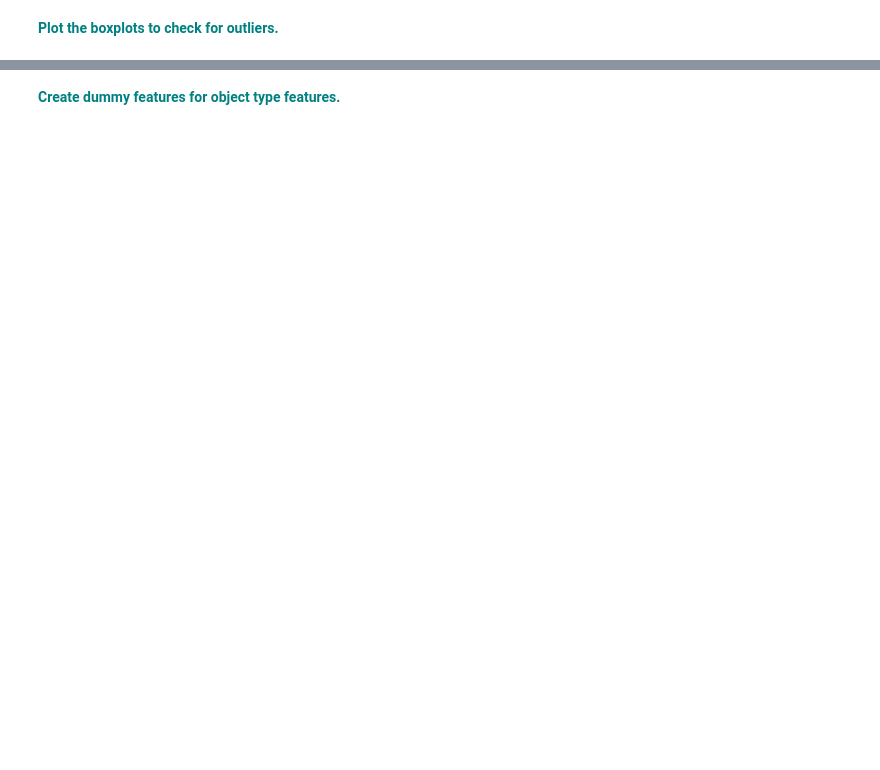
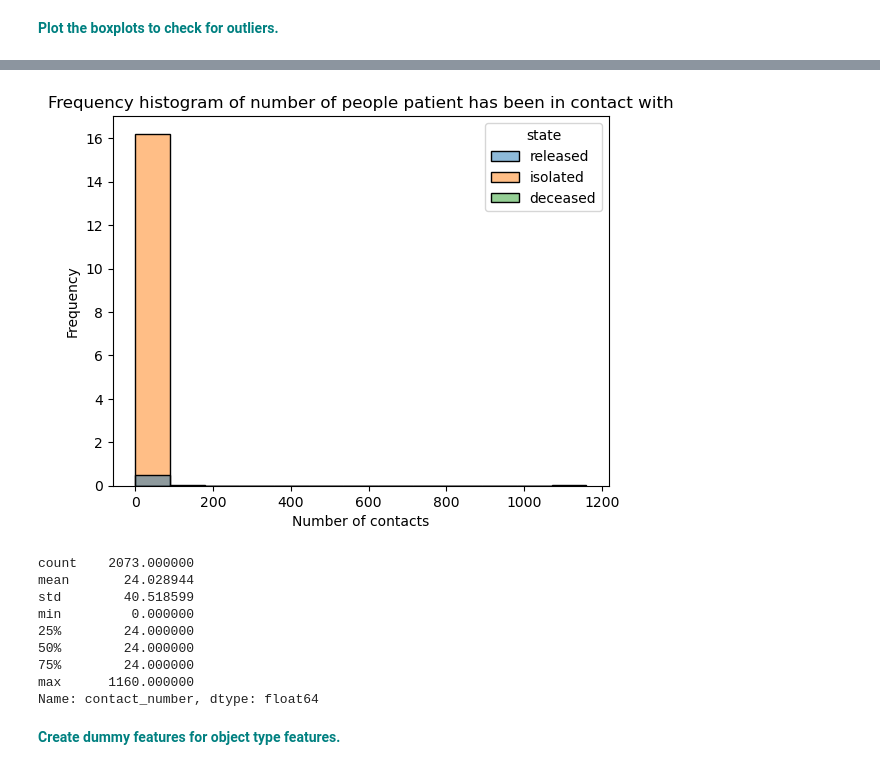
Before and after one commit to jpjavier23/randomforest_covid_case_study, a Jupyter notebook: RandomForest_casestudy_covid19.ipynb, the cells around one changed output, grey strips where cells are left out. Drawn from its saved outputs; the diff is of its cells as text; code cells hidden in the pictures; blank space fills up the shorter version.

```diff
--- a/RandomForest_casestudy_covid19.ipynb
+++ b/RandomForest_casestudy_covid19.ipynb
@@ -375,2 +438,21 @@ vn
+# %%
+infection = sns.histplot(data = df, x = 'contact_number', stat = 'frequency', hue = 'state')
+infection = plt.xlabel('Number of contacts')
+infection = plt.ylabel('Frequency')
+infection = plt.title('Frequency histogram of number of people patient has been in contact with')
+plt.show()
+
+print(df['contact_number'].describe())
+# %% [output]
+[figure, added]
+count    2073.000000
+mean       24.028944
+std        40.518599
+min         0.000000
+25%        24.000000
+50%        24.000000
+75%        24.000000
+max      1160.000000
+Name: contact_number, dtype: float64
 # %% [markdown]
 **<font color='teal'> Create dummy features for object type features. </font>**
```
Also changed, not shown: parts of 17 cells of this notebook, 3 other files.
